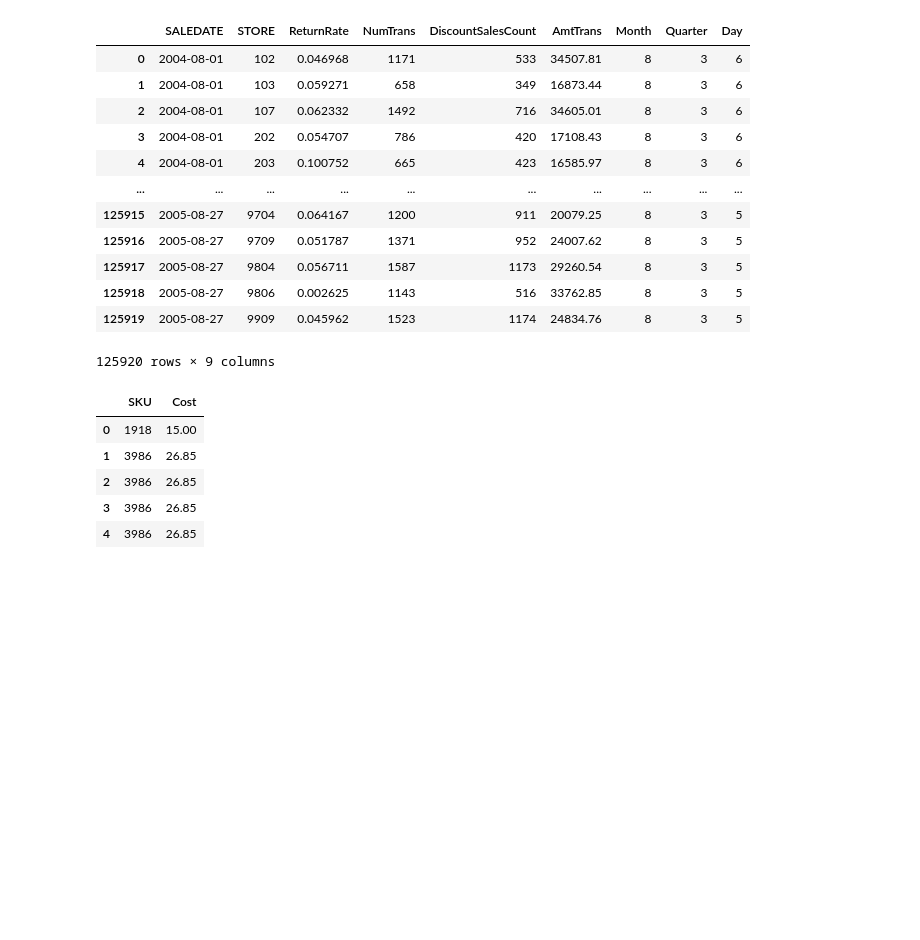
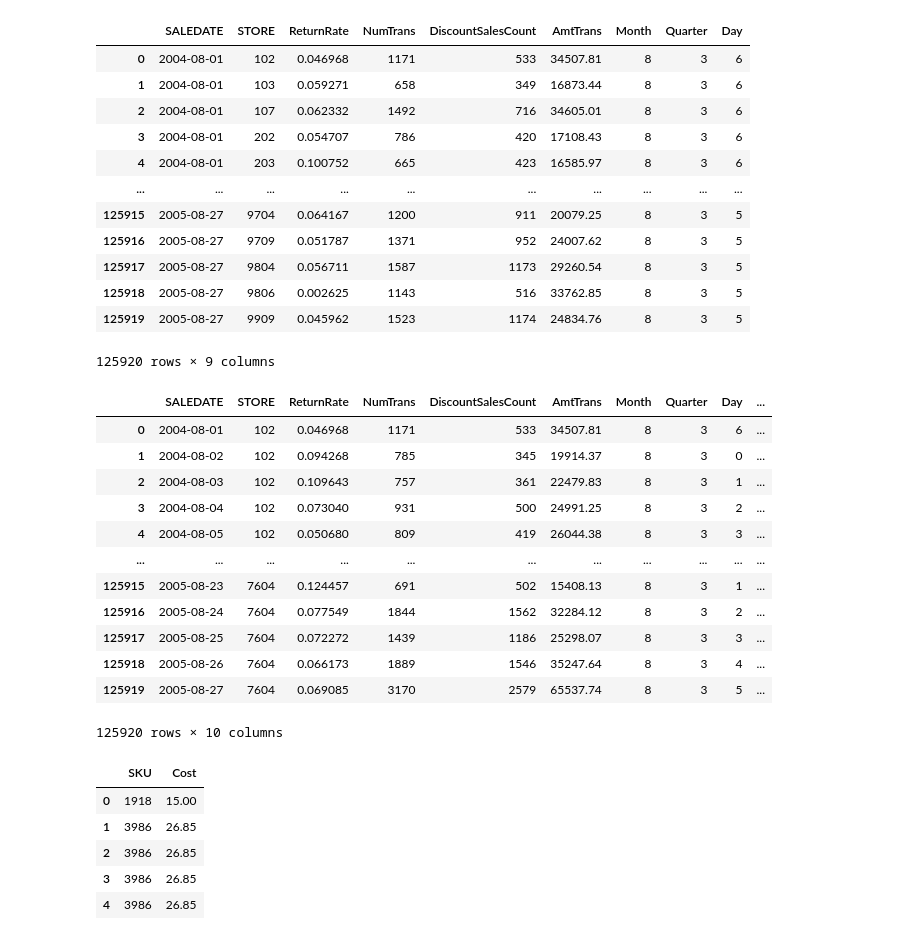
Before and after one commit to MSIA/MLDS400_group014, a Jupyter notebook: feature_engineering/feature_selection.ipynb, the cells around one changed output. Saved outputs shown, nothing was run; the diff lists cells and outputs as text; code cells hidden in the pictures; blank space fills up the shorter version.

```diff
--- a/feature_engineering/feature_selection.ipynb
+++ b/feature_engineering/feature_selection.ipynb
@@ -150,6 +151,23 @@ return_rate_df
 | 125918 | 2005-08-27 | 9806 | 0.002625 | 1143 | 516 | 33762.85 | 8 | 3 | 5 |
 | 125919 | 2005-08-27 | 9909 | 0.045962 | 1523 | 1174 | 24834.76 | 8 | 3 | 5 |
 125920 rows × 9 columns
+# %%
+return_rate_df = pd.merge(return_rate_df, strinfo, on = "STORE", how = 'inner')
+return_rate_df
+# %% [output]
+|  | SALEDATE | STORE | ReturnRate | NumTrans | DiscountSalesCount | AmtTrans | Month | Quarter | Day | ... |
+| 0 | 2004-08-01 | 102 | 0.046968 | 1171 | 533 | 34507.81 | 8 | 3 | 6 | ... |
+| 1 | 2004-08-02 | 102 | 0.094268 | 785 | 345 | 19914.37 | 8 | 3 | 0 | ... |
+| 2 | 2004-08-03 | 102 | 0.109643 | 757 | 361 | 22479.83 | 8 | 3 | 1 | ... |
+| 3 | 2004-08-04 | 102 | 0.073040 | 931 | 500 | 24991.25 | 8 | 3 | 2 | ... |
+| 4 | 2004-08-05 | 102 | 0.050680 | 809 | 419 | 26044.38 | 8 | 3 | 3 | ... |
+| ... | ... | ... | ... | ... | ... | ... | ... | ... | ... | ... |
+| 125915 | 2005-08-23 | 7604 | 0.124457 | 691 | 502 | 15408.13 | 8 | 3 | 1 | ... |
+| 125916 | 2005-08-24 | 7604 | 0.077549 | 1844 | 1562 | 32284.12 | 8 | 3 | 2 | ... |
+| 125917 | 2005-08-25 | 7604 | 0.072272 | 1439 | 1186 | 25298.07 | 8 | 3 | 3 | ... |
+| 125918 | 2005-08-26 | 7604 | 0.066173 | 1889 | 1546 | 35247.64 | 8 | 3 | 4 | ... |
+| 125919 | 2005-08-27 | 7604 | 0.069085 | 3170 | 2579 | 65537.74 | 8 | 3 | 5 | ... |
+125920 rows × 10 columns
 # %%
 # JOIN skstinfo and skuinfo to get cost of sku
 sql_cmd = """
```
Also changed, not shown: parts of 1 cell of this notebook, 2 other files.
